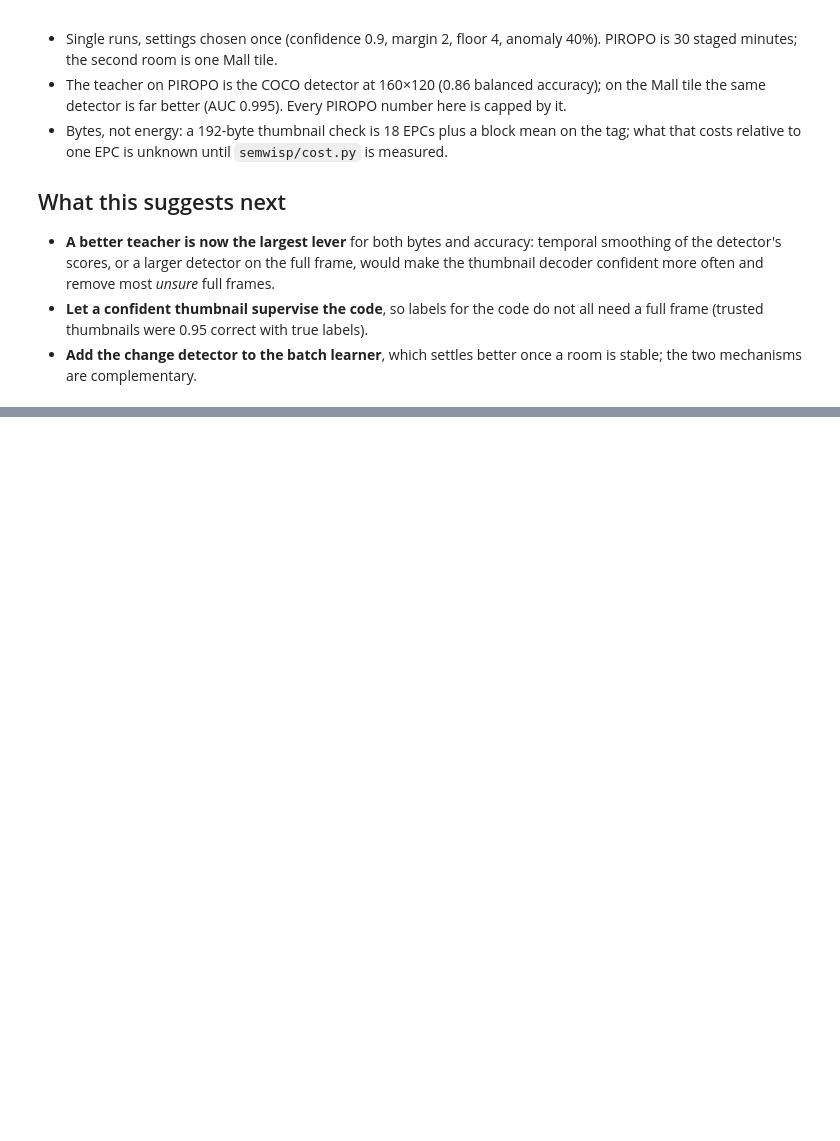
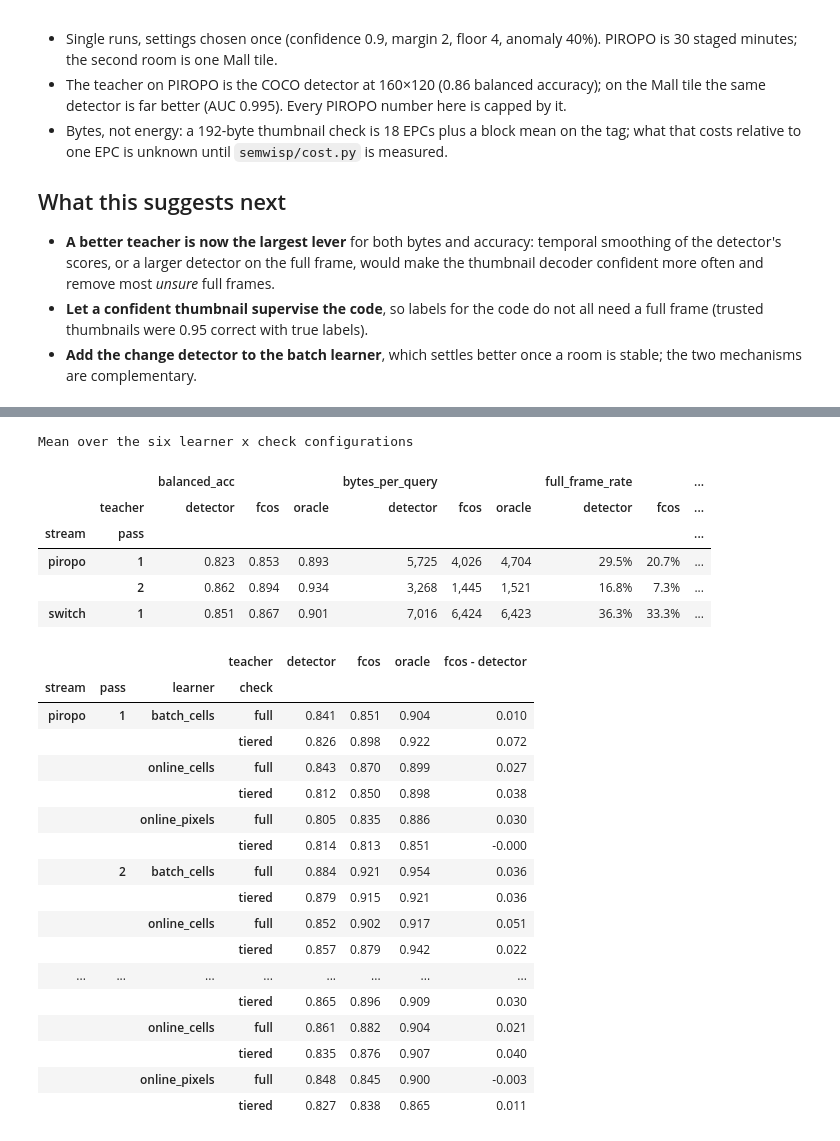
Before and after one commit to anderspearson206/SemanticWISP, a Jupyter notebook: experiments/tiered_checks.ipynb, the cells around one changed output, grey strips where cells are left out. Drawn from its saved outputs; the diff is of its cells as text; code cells hidden in the pictures; blank space fills up the shorter version.

```diff
--- a/experiments/tiered_checks.ipynb
+++ b/experiments/tiered_checks.ipynb
@@ -623,0 +631,43 @@ The batch learner is nearly flat in bootstrap length (within 0.04 everywhere), b
+# %%
+TEACHER_ORDER = ['detector', 'fcos', 'oracle']
+sw = []
+for name, (m, df) in runs.items():
+    if m['stream'] == 'switch' and m['bootstrap'] == 200:
+        s = summary(df)
+        sw.append(dict(teacher=m['teacher'], learner=m['learner'], check=m['check'], **{'pass': 1}, balanced_acc=s['balanced_accuracy'],
+                       bytes_per_query=s['up_bytes_per_query'], full_frame_rate=s['full_frame_rate']))
+both = pd.concat([piropo.assign(stream='piropo'), pd.DataFrame(sw).assign(stream='switch')])
+by_teacher = (both.groupby(['stream', 'pass', 'teacher'])[['balanced_acc', 'bytes_per_query', 'full_frame_rate']].mean()
+                  .unstack('teacher').reindex(columns=TEACHER_ORDER, level=1))
+print('Mean over the six learner x check configurations')
+display(by_teacher.style.format('{:.3f}', subset='balanced_acc').format('{:,.0f}', subset='bytes_per_query')
+                  .format('{:.1%}', subset='full_frame_rate'))
+per_config = both.pivot_table(index=['stream', 'pass', 'learner', 'check'], columns='teacher', values='balanced_acc')[TEACHER_ORDER]
+per_config['fcos - detector'] = per_config.fcos - per_config.detector
+display(per_config.style.format('{:.3f}').background_gradient(cmap='RdYlGn', vmin=-0.08, vmax=0.08, subset=['fcos - detector']))
+# %% [output]
+Mean over the six learner x check configurations
+|  |  | balanced_acc |  |  | bytes_per_query |  |  | full_frame_rate |  | ... |
+|  | teacher | detector | fcos | oracle | detector | fcos | oracle | detector | fcos | ... |
+| stream | pass |  |  |  |  |  |  |  |  | ... |
+| piropo | 1 | 0.823 | 0.853 | 0.893 | 5,725 | 4,026 | 4,704 | 29.5% | 20.7% | ... |
+|  | 2 | 0.862 | 0.894 | 0.934 | 3,268 | 1,445 | 1,521 | 16.8% | 7.3% | ... |
+| switch | 1 | 0.851 | 0.867 | 0.901 | 7,016 | 6,424 | 6,423 | 36.3% | 33.3% | ... |
+|  |  |  | teacher | detector | fcos | oracle | fcos - detector |
+| stream | pass | learner | check |  |  |  |  |
+| piropo | 1 | batch_cells | full | 0.841 | 0.851 | 0.904 | 0.010 |
+|  |  |  | tiered | 0.826 | 0.898 | 0.922 | 0.072 |
+|  |  | online_cells | full | 0.843 | 0.870 | 0.899 | 0.027 |
+|  |  |  | tiered | 0.812 | 0.850 | 0.898 | 0.038 |
+|  |  | online_pixels | full | 0.805 | 0.835 | 0.886 | 0.030 |
+|  |  |  | tiered | 0.814 | 0.813 | 0.851 | -0.000 |
+|  | 2 | batch_cells | full | 0.884 | 0.921 | 0.954 | 0.036 |
+|  |  |  | tiered | 0.879 | 0.915 | 0.921 | 0.036 |
+|  |  | online_cells | full | 0.852 | 0.902 | 0.917 | 0.051 |
+|  |  |  | tiered | 0.857 | 0.879 | 0.942 | 0.022 |
+| ... | ... | ... | ... | ... | ... | ... | ... |
+|  |  |  | tiered | 0.865 | 0.896 | 0.909 | 0.030 |
+|  |  | online_cells | full | 0.861 | 0.882 | 0.904 | 0.021 |
+|  |  |  | tiered | 0.835 | 0.876 | 0.907 | 0.040 |
+|  |  | online_pixels | full | 0.848 | 0.845 | 0.900 | -0.003 |
+|  |  |  | tiered | 0.827 | 0.838 | 0.865 | 0.011 |
```
Also changed, not shown: parts of 12 cells of this notebook, 6 other files.
